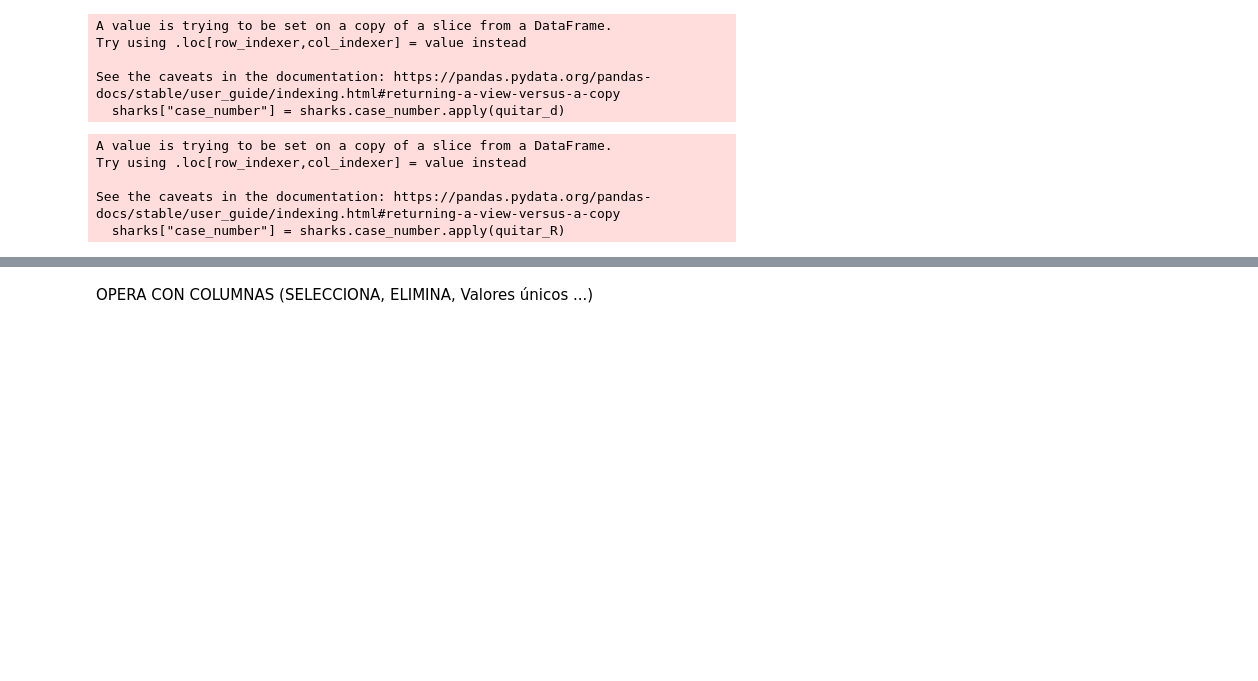
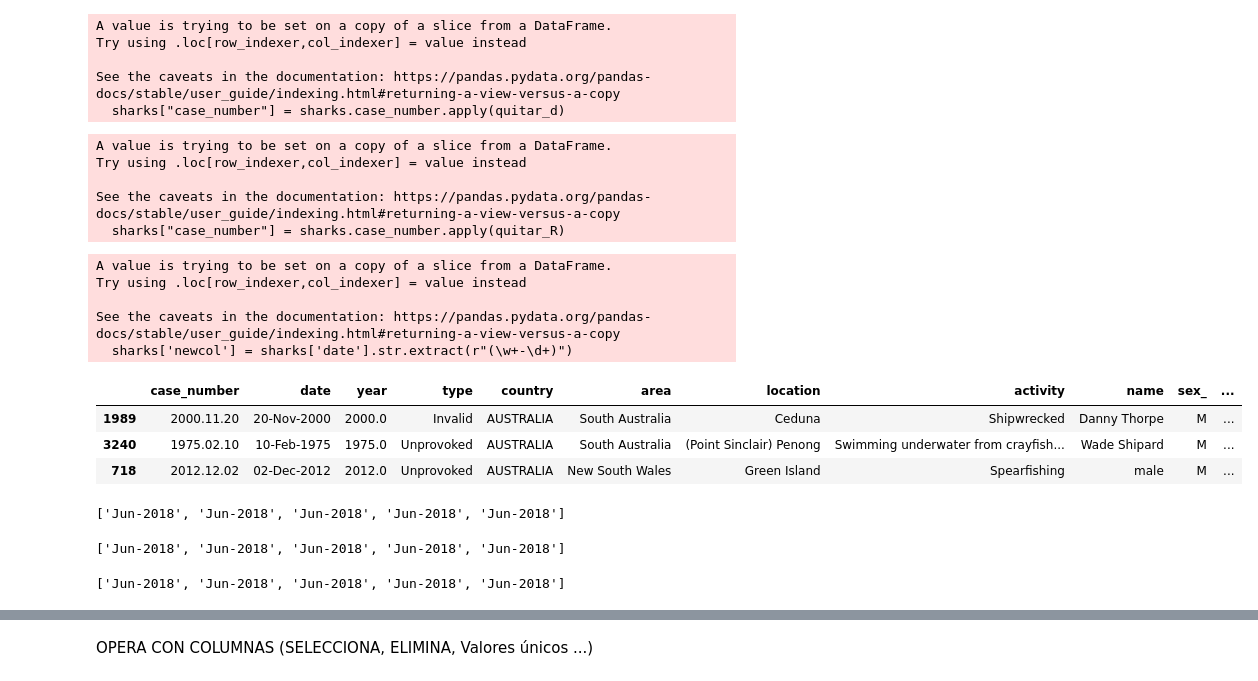
Before and after one commit to jesuschao/data-cleaning-pandas, a Jupyter notebook: your-code/clean.ipynb, the cells around one changed output, grey strips where cells are left out. Cells and saved outputs as stored; diff of their text form; code cells hidden in the pictures; blank space fills up the shorter version.

```diff
--- a/your-code/clean.ipynb
+++ b/your-code/clean.ipynb
@@ -320,0 +325,25 @@ LIMPIEZA columna; date
+# %%
+sharks['newcol'] = sharks['date'].str.extract(r"(\w+-\d+)")
+# %% [output]
+A value is trying to be set on a copy of a slice from a DataFrame.
+Try using .loc[row_indexer,col_indexer] = value instead
+
+See the caveats in the documentation: https://pandas.pydata.org/pandas-docs/stable/user_guide/indexing.html#returning-a-view-versus-a-copy
+  sharks['newcol'] = sharks['date'].str.extract(r"(\w+-\d+)")
+# %%
+sharks.sample(3)
+# %% [output]
+|  | case_number | date | year | type | country | area | location | activity | name | sex_ | ... |
+| 1989 | 2000.11.20 | 20-Nov-2000 | 2000.0 | Invalid | AUSTRALIA | South Australia | Ceduna | Shipwrecked | Danny Thorpe | M | ... |
+| 3240 | 1975.02.10 | 10-Feb-1975 | 1975.0 | Unprovoked | AUSTRALIA | South Australia | (Point Sinclair) Penong | Swimming underwater from crayfish... | Wade Shipard | M | ... |
+| 718 | 2012.12.02 | 02-Dec-2012 | 2012.0 | Unprovoked | AUSTRALIA | New South Wales | Green Island | Spearfishing | male | M | ... |
+# %%
+dates = list(sharks.date)
+print(dates[0:5])
+# %% [output]
+['Jun-2018', 'Jun-2018', 'Jun-2018', 'Jun-2018', 'Jun-2018']
+# %%
+newcoll= list(sharks.newcol)
+print(newcoll[0:5])
+# %% [output]
+['Jun-2018', 'Jun-2018', 'Jun-2018', 'Jun-2018', 'Jun-2018']
@@ -320,0 +352,4 @@ LIMPIEZA columna; date
+# %%
+print(dates[0:5])
+# %% [output]
+['Jun-2018', 'Jun-2018', 'Jun-2018', 'Jun-2018', 'Jun-2018']
```
Also changed, not shown: parts of 11 cells of this notebook.
